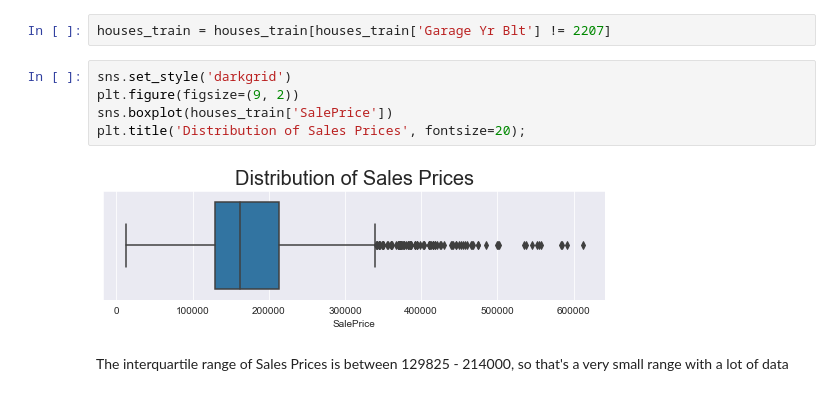
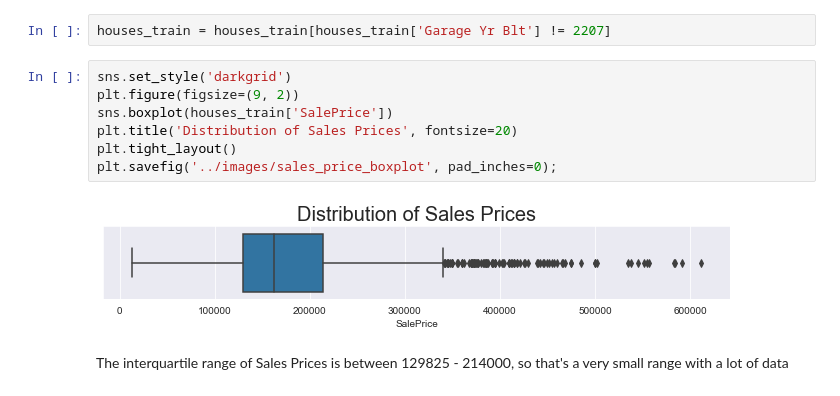
Before and after one commit to EricHeidbreder/GA_projects, a Jupyter notebook: projects/project_2-master/code/01_EDA.ipynb, the cells around one changed output. Cells and saved outputs as stored; diff of their text form.

```diff
--- a/projects/project_2-master/code/01_EDA.ipynb
+++ b/projects/project_2-master/code/01_EDA.ipynb
@@ -92,9 +86,11 @@ houses_train = houses_train[houses_train['Garage Yr Blt'] != 2207]
 # %%
 sns.set_style('darkgrid')
 plt.figure(figsize=(9, 2))
 sns.boxplot(houses_train['SalePrice'])
-plt.title('Distribution of Sales Prices', fontsize=20);
+plt.title('Distribution of Sales Prices', fontsize=20)
+plt.tight_layout()
+plt.savefig('../images/sales_price_boxplot', pad_inches=0);
 # %% [output]
-[figure, old version]
+[figure, new version]
 # %% [markdown]
 The interquartile range of Sales Prices is between 129825 - 214000, so that's a very small range with a lot of data
```
Also changed, not shown: parts of 7 cells of this notebook, 23 other files.
